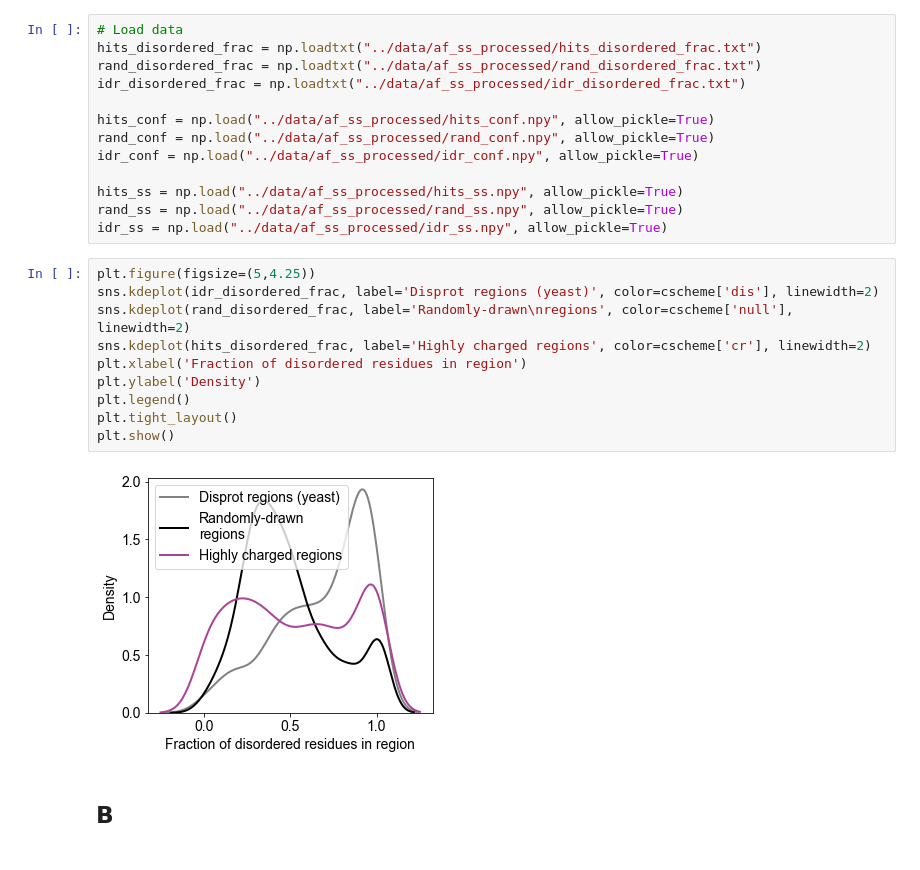
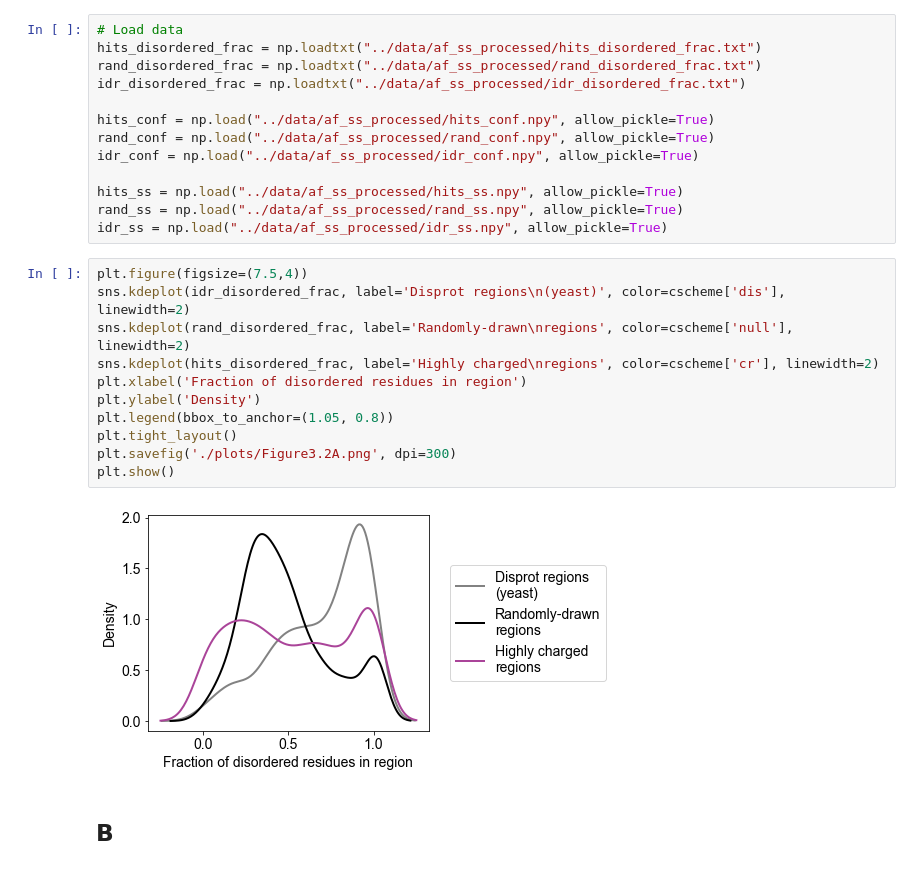
Before and after one commit to rosalindpan/hcrpaper, a Jupyter notebook: figures/Figure2.ipynb, the cells around one changed output. Drawn from its saved outputs; the diff is of its cells as text.

```diff
--- a/figures/Figure2.ipynb
+++ b/figures/Figure2.ipynb
@@ -262,17 +297,18 @@ hits_ss = np.load("../data/af_ss_processed/hits_ss.npy", allow_pickle=True)
 rand_ss = np.load("../data/af_ss_processed/rand_ss.npy", allow_pickle=True)
 idr_ss = np.load("../data/af_ss_processed/idr_ss.npy", allow_pickle=True)
 # %%
-plt.figure(figsize=(5,4.25))
-sns.kdeplot(idr_disordered_frac, label='Disprot regions (yeast)', color=cscheme['dis'], linewidth=2)
+plt.figure(figsize=(7.5,4))
+sns.kdeplot(idr_disordered_frac, label='Disprot regions\n(yeast)', color=cscheme['dis'], linewidth=2)
 sns.kdeplot(rand_disordered_frac, label='Randomly-drawn\nregions', color=cscheme['null'], linewidth=2)
-sns.kdeplot(hits_disordered_frac, label='Highly charged regions', color=cscheme['cr'], linewidth=2)
+sns.kdeplot(hits_disordered_frac, label='Highly charged\nregions', color=cscheme['cr'], linewidth=2)
 plt.xlabel('Fraction of disordered residues in region')
 plt.ylabel('Density')
-plt.legend()
+plt.legend(bbox_to_anchor=(1.05, 0.8))
 plt.tight_layout()
+plt.savefig('./plots/Figure3.2A.png', dpi=300)
 plt.show()
 # %% [output]
-[figure, old version]
+[figure, new version]
 # %% [markdown]
 ## B
 # %%
```
Also changed, not shown: parts of 12 cells of this notebook, 35 other files.
